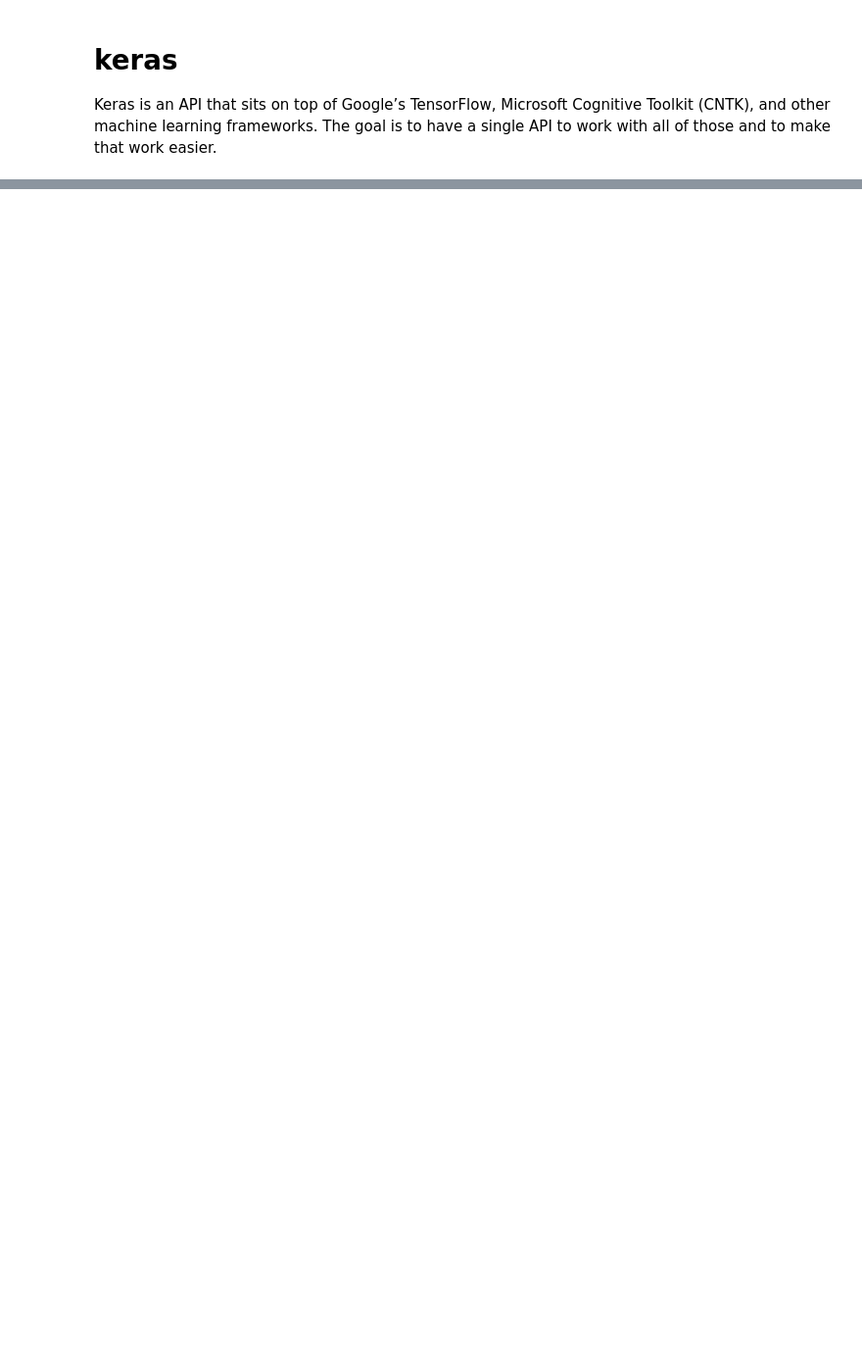
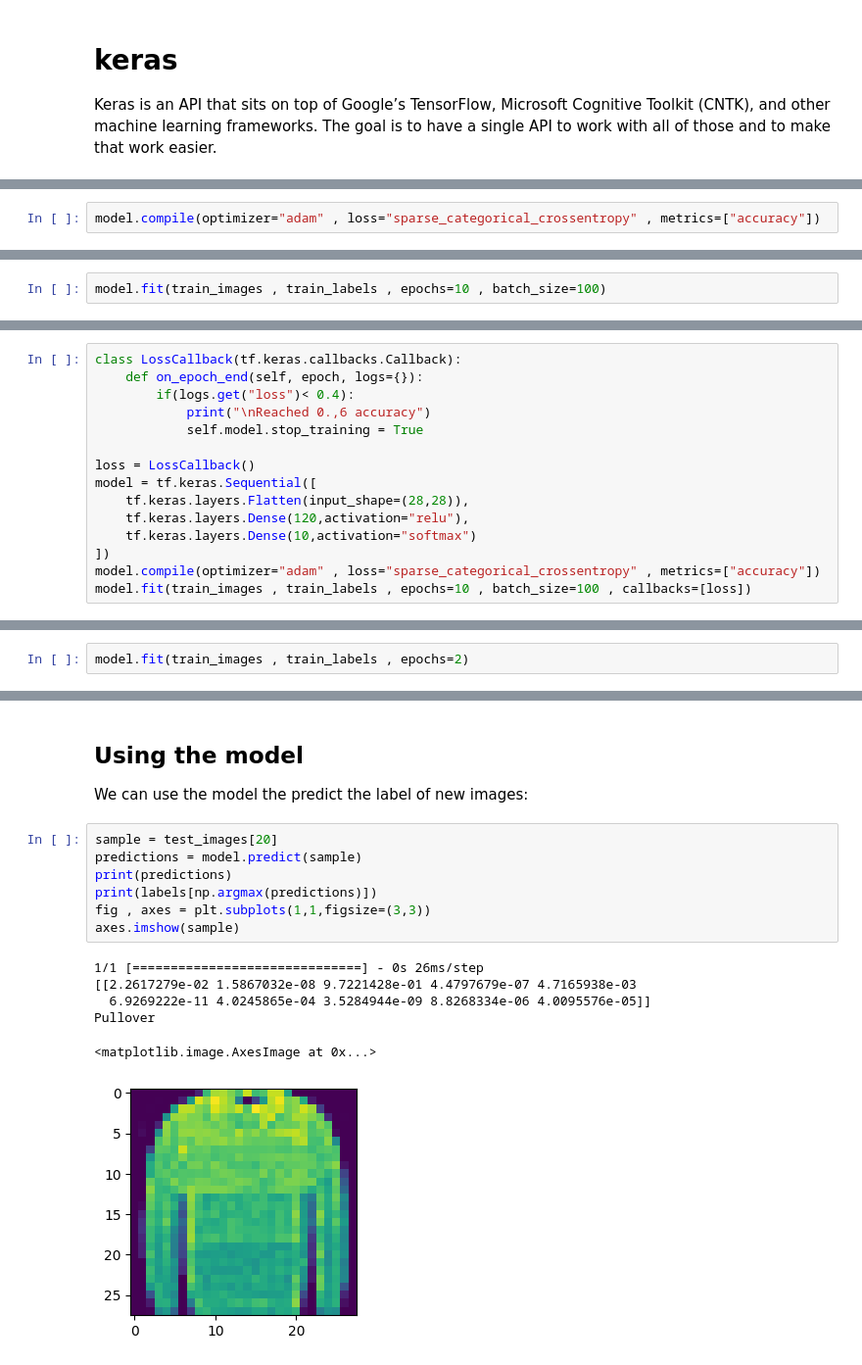
Before and after one commit to atoraby/Neural-networks, a Jupyter notebook: NeuralNetworks.ipynb, the cells around one changed output, grey strips where cells are left out. Shown: that part at 98% size. Saved outputs shown, nothing was run; the diff lists cells and outputs as text; blank space fills up the shorter version.

```diff
--- a/NeuralNetworks.ipynb
+++ b/NeuralNetworks.ipynb
@@ -62,0 +181,2 @@ import matplotlib as plt
+# %%
+model.compile(optimizer="adam" , loss="sparse_categorical_crossentropy" , metrics=["accuracy"])
@@ -62,0 +188,2 @@ import matplotlib as plt
+# %%
+model.fit(train_images , train_labels , epochs=10 , batch_size=100)
@@ -62,0 +216,15 @@ import matplotlib as plt
+# %%
+class LossCallback(tf.keras.callbacks.Callback):
+    def on_epoch_end(self, epoch, logs={}):
+        if(logs.get("loss")< 0.4):
+            print("\nReached 0.,6 accuracy")
+            self.model.stop_training = True
+
+loss = LossCallback()
+model = tf.keras.Sequential([
+    tf.keras.layers.Flatten(input_shape=(28,28)),
+    tf.keras.layers.Dense(120,activation="relu"),
+    tf.keras.layers.Dense(10,activation="softmax")
+])
+model.compile(optimizer="adam" , loss="sparse_categorical_crossentropy" , metrics=["accuracy"])
+model.fit(train_images , train_labels , epochs=10 , batch_size=100 , callbacks=[loss])
@@ -62,0 +250,2 @@ import matplotlib as plt
+# %%
+model.fit(train_images , train_labels , epochs=2)
@@ -62,0 +265,17 @@ import matplotlib as plt
+# %% [markdown]
+## Using the model
+We can use the model the predict the label of new images:
+# %%
+sample = test_images[20]
+predictions = model.predict(sample)
+print(predictions)
+print(labels[np.argmax(predictions)])
+fig , axes = plt.subplots(1,1,figsize=(3,3))
+axes.imshow(sample)
+# %% [output]
+1/1 [==============================] - 0s 26ms/step
+[[2.2617279e-02 1.5867032e-08 9.7221428e-01 4.4797679e-07 4.7165938e-03
+  6.9269222e-11 4.0245865e-04 3.5284944e-09 8.8268334e-06 4.0095576e-05]]
+Pullover
+<matplotlib.image.AxesImage at 0x...>
+[figure, added]
```
Also changed, not shown: parts of 79 cells of this notebook, 1 other file.
